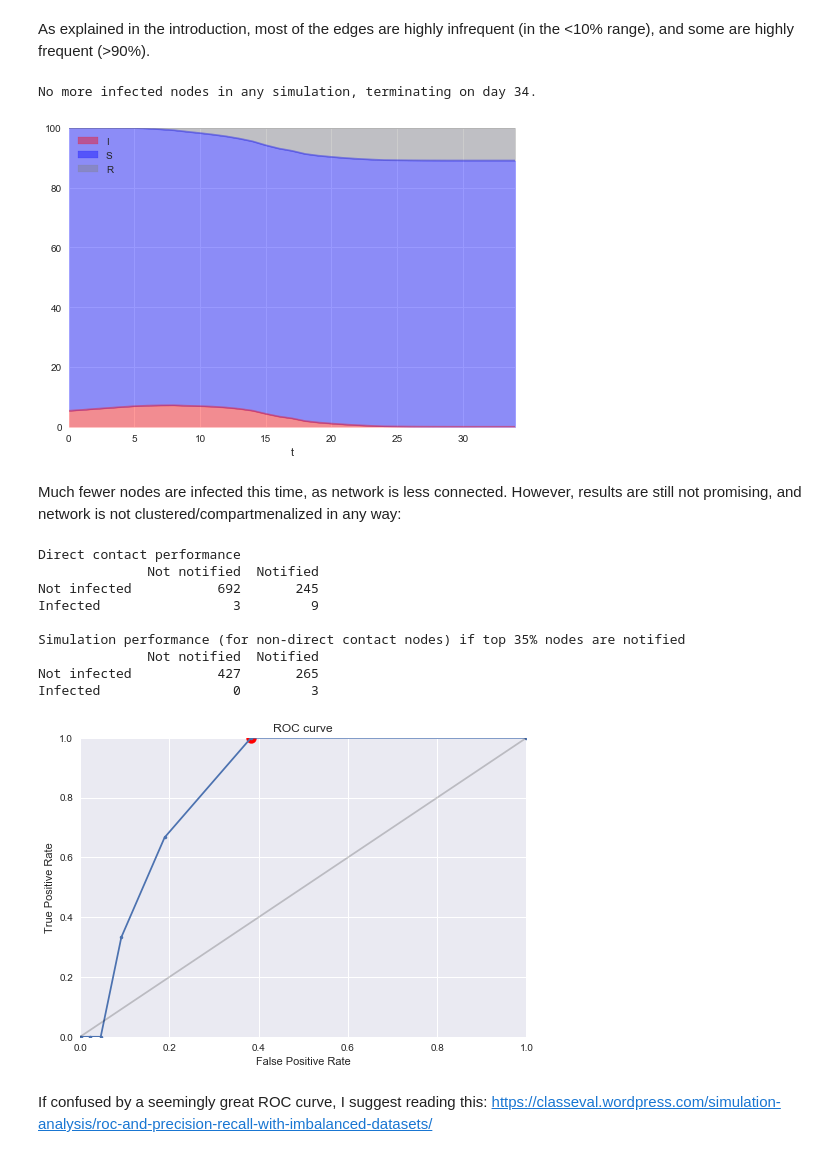
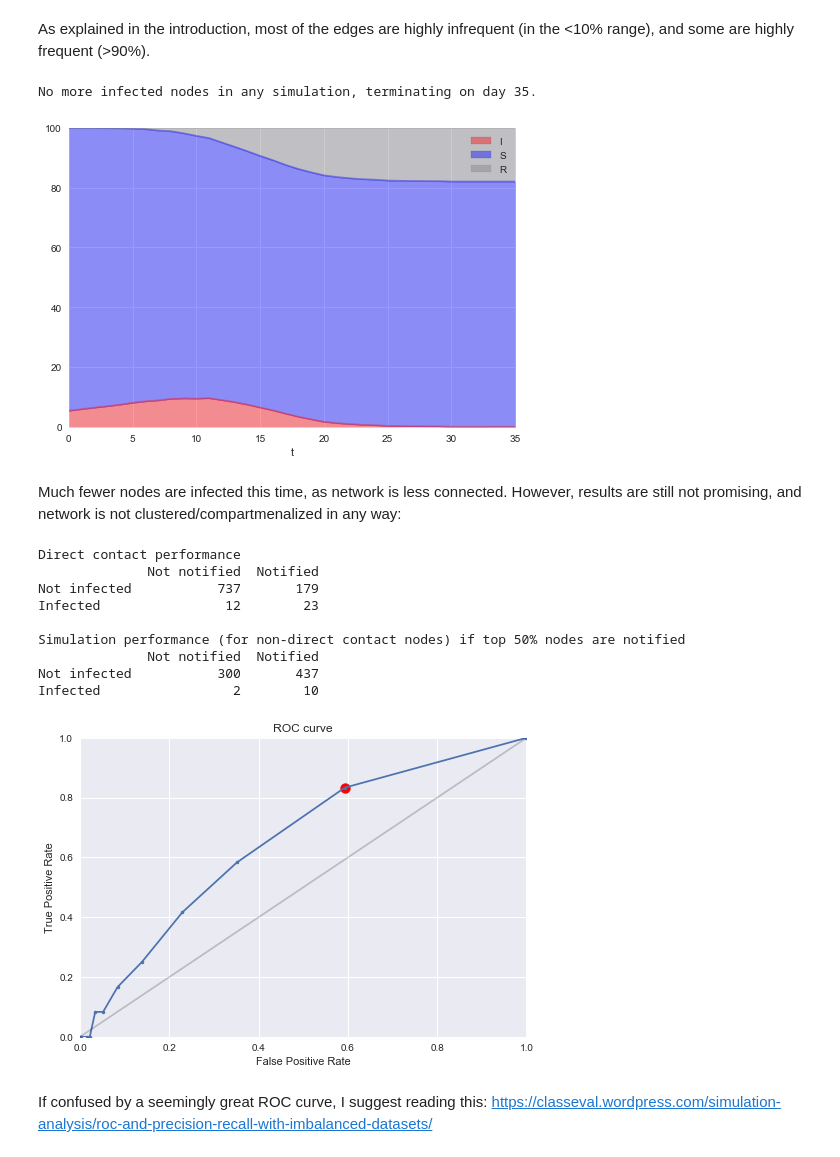
Before and after one commit to sibyl-team/InfectionModel, a Jupyter notebook: contagion_sim/contagion_sim_showcase.ipynb, the cells around one changed output. Saved outputs shown, nothing was run; the diff lists cells and outputs as text; code cells hidden in the pictures.

```diff
--- a/contagion_sim/contagion_sim_showcase.ipynb
+++ b/contagion_sim/contagion_sim_showcase.ipynb
@@ -143,7 +143,7 @@ visualize_freq_dist('bibeta')
 As explained in the introduction, most of the edges are highly infrequent (in the <10% range), and some are highly frequent (>90%).
 # %%
 INFECTED_P = 0.05
-INFECTION_P = 0.01
+INFECTION_P = 0.02
 RECOVERY_T = 14
 RECOVERY_W = 5
 
@@ -161,26 +161,26 @@ model = MultisimModel(len(G), edge_gen, INFECTED_P, INFECTION_P,
                       share_init=SHARE_INIT, analysis_day=ANALYSIS_DAY, tqdm=tqdm)
 model.run_sim()
 # %% [output]
-No more infected nodes in any simulation, terminating on day 34.
+No more infected nodes in any simulation, terminating on day 35.
 # %%
 model.plot_stats()
 # %% [output]
-[figure, old version]
+[figure, new version]
 # %% [markdown]
 Much fewer nodes are infected this time, as network is less connected. However, results are still not promising, and network is not clustered/compartmenalized in any way:
 # %%
-model.performance_analysis(0.35)
+model.performance_analysis(0.5)
 # %% [output]
 Direct contact performance
               Not notified  Notified
-Not infected           692       245
-Infected                 3         9
+Not infected           737       179
+Infected                12        23
 
-Simulation performance (for non-direct contact nodes) if top 35% nodes are notified
+Simulation performance (for non-direct contact nodes) if top 50% nodes are notified
               Not notified  Notified
-Not infected           427       265
-Infected                 0         3
+Not infected           300       437
+Infected                 2        10
-[figure, old version]
+[figure, new version]
 # %% [markdown]
 If confused by a seemingly great ROC curve, I suggest reading this: https://classeval.wordpress.com/simulation-analysis/roc-and-precision-recall-with-imbalanced-datasets/
 # %% [markdown]
```
Also changed, not shown: parts of 28 cells of this notebook, 1 other file.
